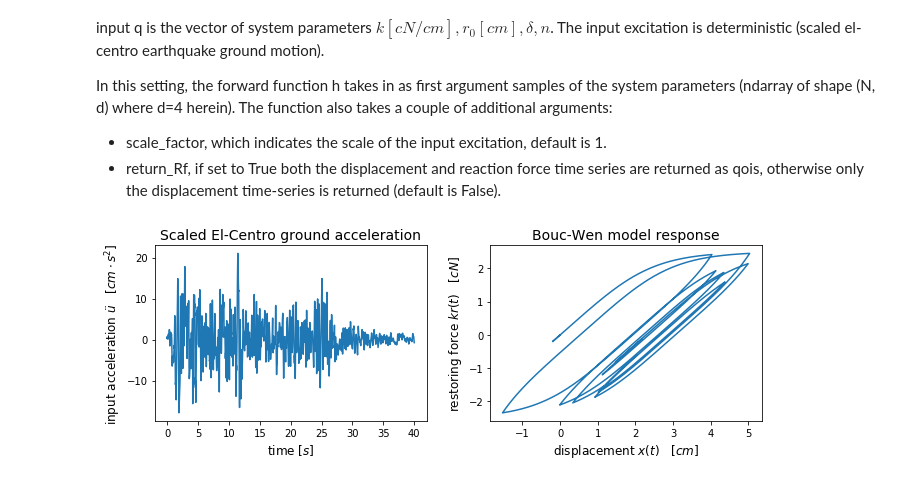
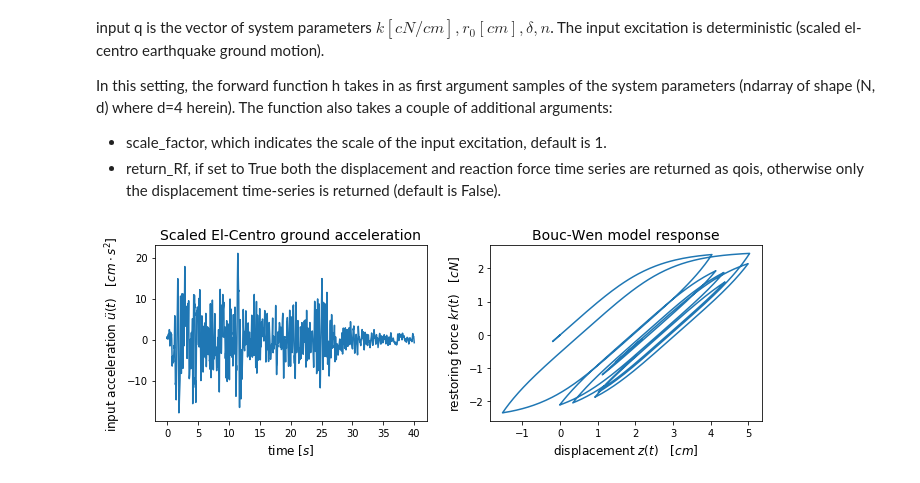
Before and after one commit to SURGroup/UQpy_paper, a Jupyter notebook: RunModel/Dynamics.ipynb, the cells around one changed output. Cells and saved outputs as stored; diff of their text form; code cells hidden in the pictures.

Commit message:
Saved figures to have higher resolution in pdf - from x(t) to z(t)

```diff
--- a/RunModel/Dynamics.ipynb
+++ b/RunModel/Dynamics.ipynb
@@ -73,17 +73,17 @@ qoi = dyn_model_RP.qoi_list[0]
 # %%
 # Plot excitation and solution (displacement - force plot)
 fig, ax = plt.subplots(ncols=2, figsize=(9.5, 3.5))
 time_vec, accel = read_elcentro(scale=scale_factor)
 ax[0].plot(time_vec, accel)
 ax[0].set_xlabel('time $[s]$', fontsize=12)
-ax[0].set_ylabel('input acceleration $\ddot{u} \quad [cm \cdot s^{2}]$', fontsize=12)
+ax[0].set_ylabel('input acceleration $\ddot{u}(t) \quad [cm \cdot s^{2}]$', fontsize=12)
 ax[0].set_title('Scaled El-Centro ground acceleration', fontsize=14)
 ax[1].plot(qoi[0], qoi[1])
-ax[1].set_xlabel('displacement $x(t) \quad [cm]$', fontsize=12)
+ax[1].set_xlabel('displacement $z(t) \quad [cm]$', fontsize=12)
 ax[1].set_ylabel(r'restoring force $k r(t) \quad [cN]$', fontsize=12);
 ax[1].set_title('Bouc-Wen model response', fontsize=14)
 fig.tight_layout()
-fig.savefig('dynamics_model_2.png')
+fig.savefig('dynamics_model_2.pdf')
 plt.show(fig)
 # %% [output]
-[figure, old version]
+[figure, new version]
```
Also changed, not shown: parts of 2 cells of this notebook, 14 other files.
